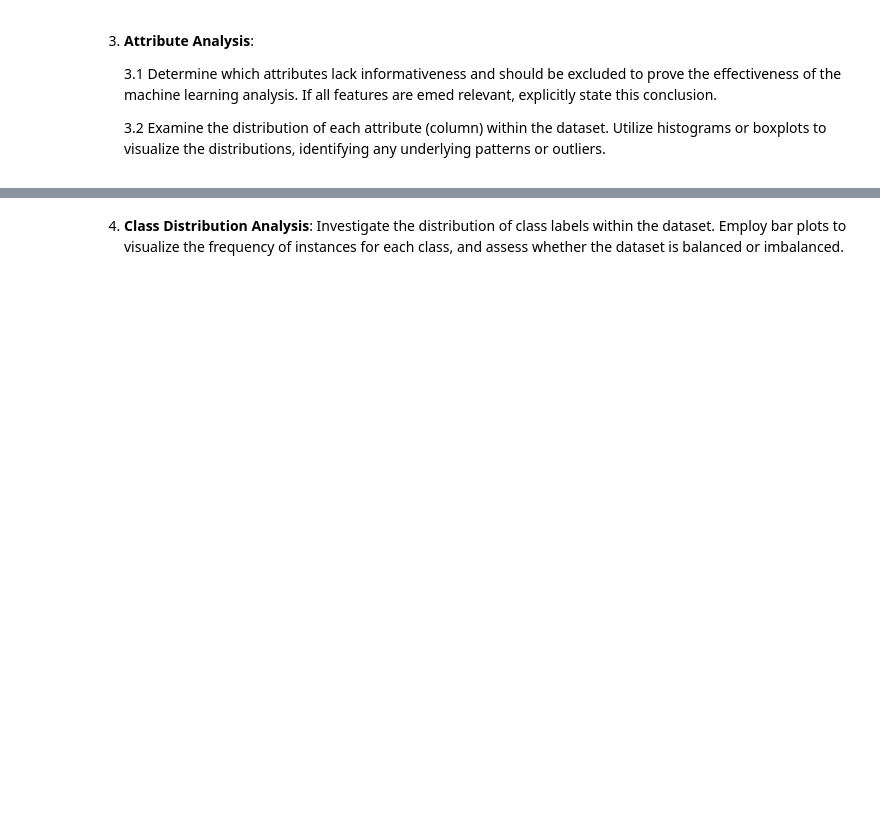
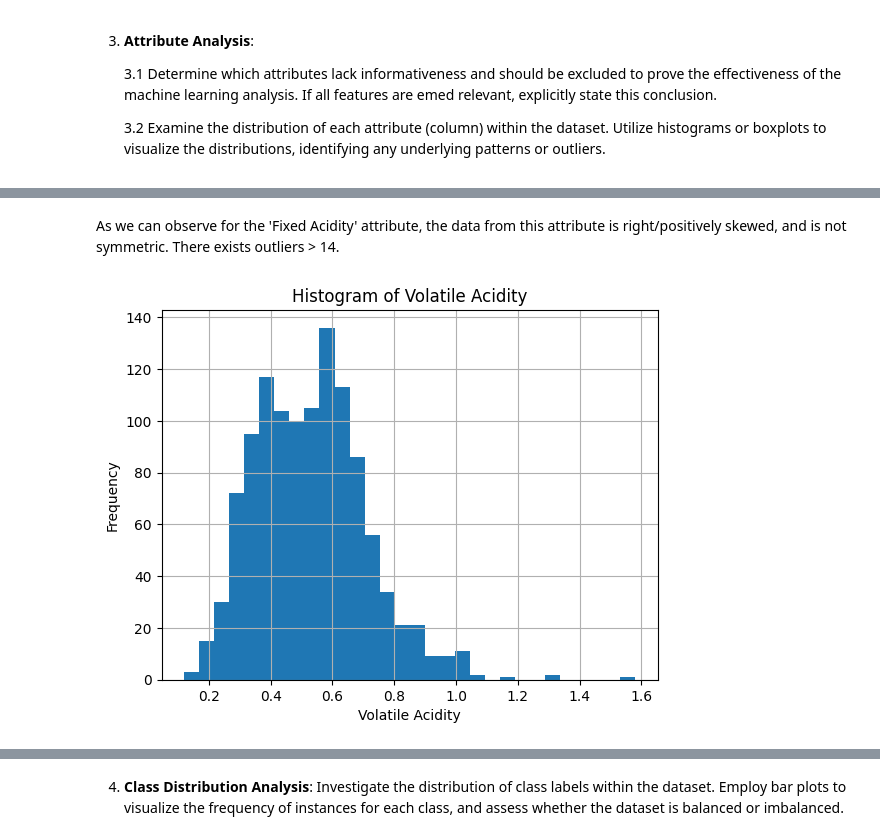
Before and after one commit to Obskurity/CSI4106_A1, a Jupyter notebook: CSI4106_A1_300185298.ipynb, the cells around one changed output, grey strips where cells are left out. Cells and saved outputs as stored; diff of their text form; code cells hidden in the pictures; blank space fills up the shorter version.

```diff
--- a/CSI4106_A1_300185298.ipynb
+++ b/CSI4106_A1_300185298.ipynb
@@ -227,0 +257,13 @@ plt.show()
+# %% [markdown]
+As we can observe for the 'Fixed Acidity' attribute, the data from this attribute is right/positively skewed, and is not symmetric. There exists outliers > 14.
+# %%
+n = num_bins('volatile acidity')
+
+# Volatile Acidity Attribute
+wq_dataset['volatile acidity'].hist(bins=n)
+plt.title('Histogram of Volatile Acidity')
+plt.xlabel('Volatile Acidity')
+plt.ylabel('Frequency')
+plt.show()
+# %% [output]
+[figure, added]
```
Also changed, not shown: parts of 37 cells of this notebook.
